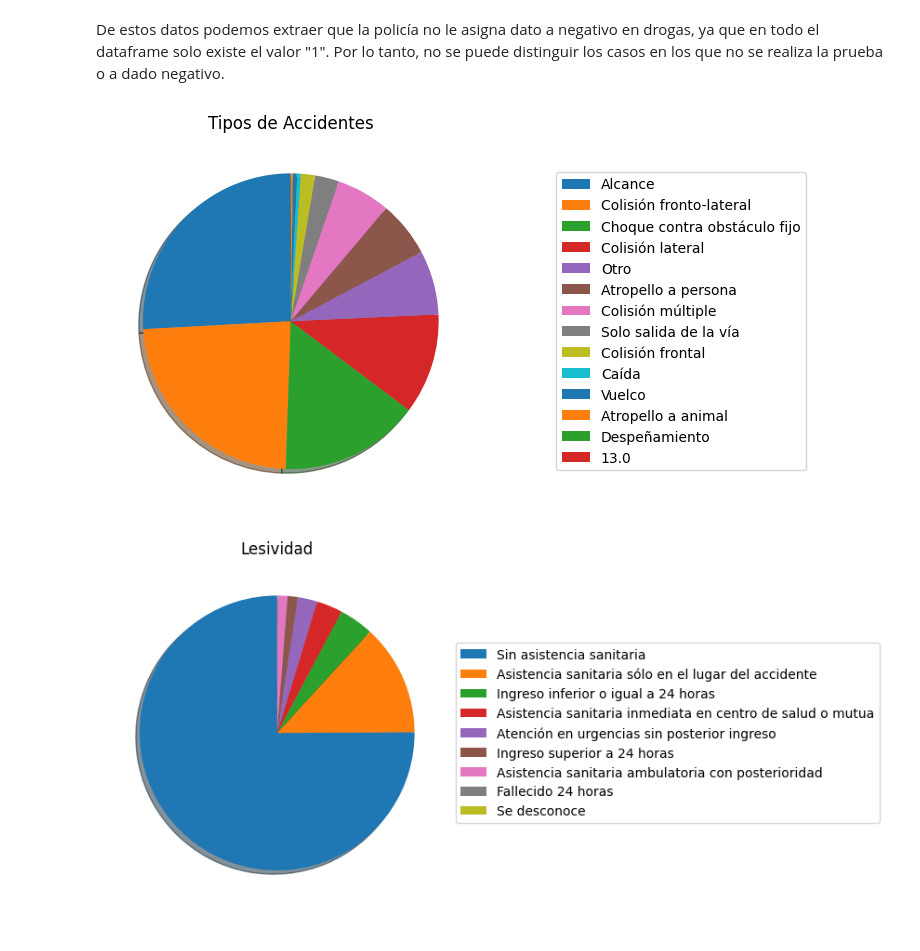
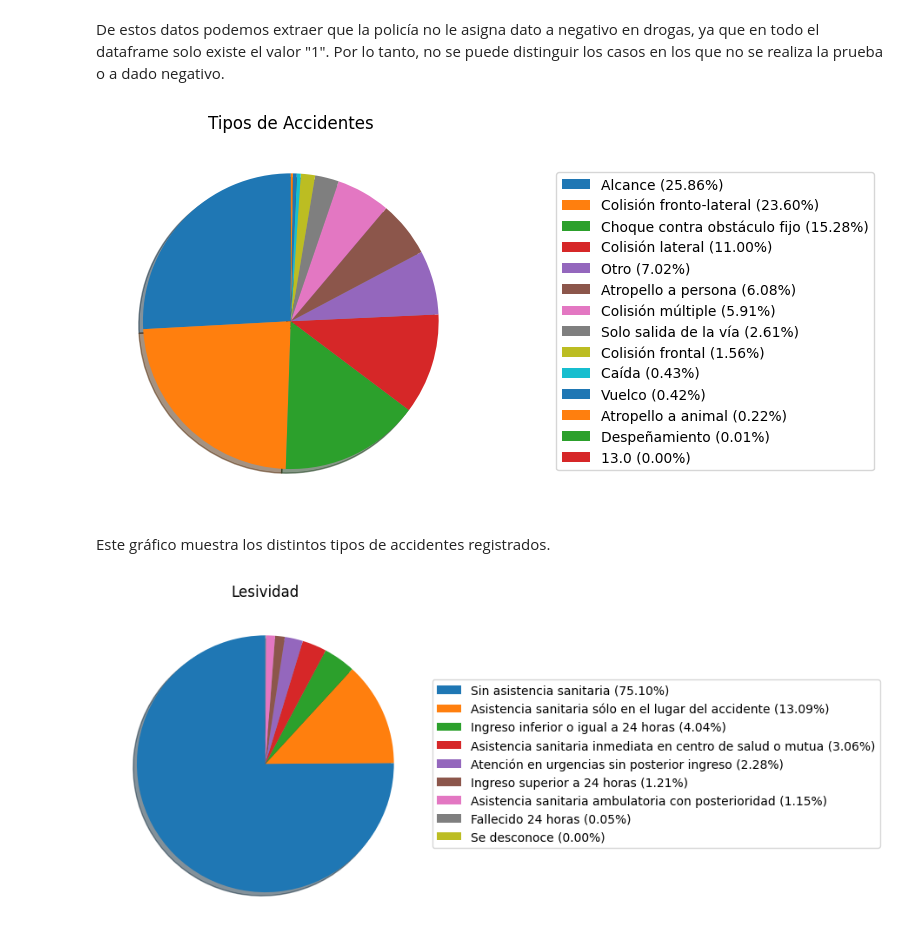
Before and after one commit to paula-gomezlucas/POD, a Jupyter notebook: CuadernoV1.ipynb, the cells around one changed output. Cells and saved outputs as stored; diff of their text form; code cells hidden in the pictures.

```diff
--- a/CuadernoV1.ipynb
+++ b/CuadernoV1.ipynb
@@ -564,23 +564,28 @@ plt.show()
 # %% [markdown]
 De estos datos podemos extraer que la policía no le asigna dato a negativo en drogas, ya que en todo el dataframe solo existe el valor "1". Por lo tanto, no se puede distinguir los casos en los que no se realiza la prueba o a dado negativo.
 # %%
-#grafico de tarta en el se compare el tipo de accidente
 accidentes = data_loader.data['datasets/accidentalidad']
 labels = accidentes['TIPO_ACCIDENTE'].unique()
 values = accidentes['TIPO_ACCIDENTE'].value_counts()
+percentages = (values / len(accidentes)) * 100
 plt.pie(values, shadow=True, startangle=90)
 plt.title('Tipos de Accidentes')
-plt.legend(labels = labels, loc='center left', bbox_to_anchor=(1.2, 0.5))
+legend_labels = [f'{label} ({percentage:.2f}%)' for label, percentage in zip(labels, percentages)]
+plt.legend(labels=legend_labels, loc='center left', bbox_to_anchor=(1.2, 0.5))
 plt.show()
 # %% [output]
-[figure, old version]
+[figure, new version]
+# %% [markdown]
+Este gráfico muestra los distintos tipos de accidentes registrados.
 # %%
 accidentes = data_loader.data['datasets/accidentalidad']
 labels = accidentes['LESIVIDAD'].unique()
 values = accidentes['LESIVIDAD'].value_counts()
+percentages = (values / len(accidentes)) * 100
 plt.pie(values, shadow=True, startangle=90)
 plt.title('Lesividad')
-plt.legend(loc='center left', bbox_to_anchor=(1, 0.5), labels=labels)
+legend_labels = [f'{label} ({percentage:.2f}%)' for label, percentage in zip(labels, percentages)]
+plt.legend(labels=legend_labels, loc='center left', bbox_to_anchor=(1, 0.5))
 plt.show()
 # %% [output]
-[figure, old version]
+[figure, new version]
```
